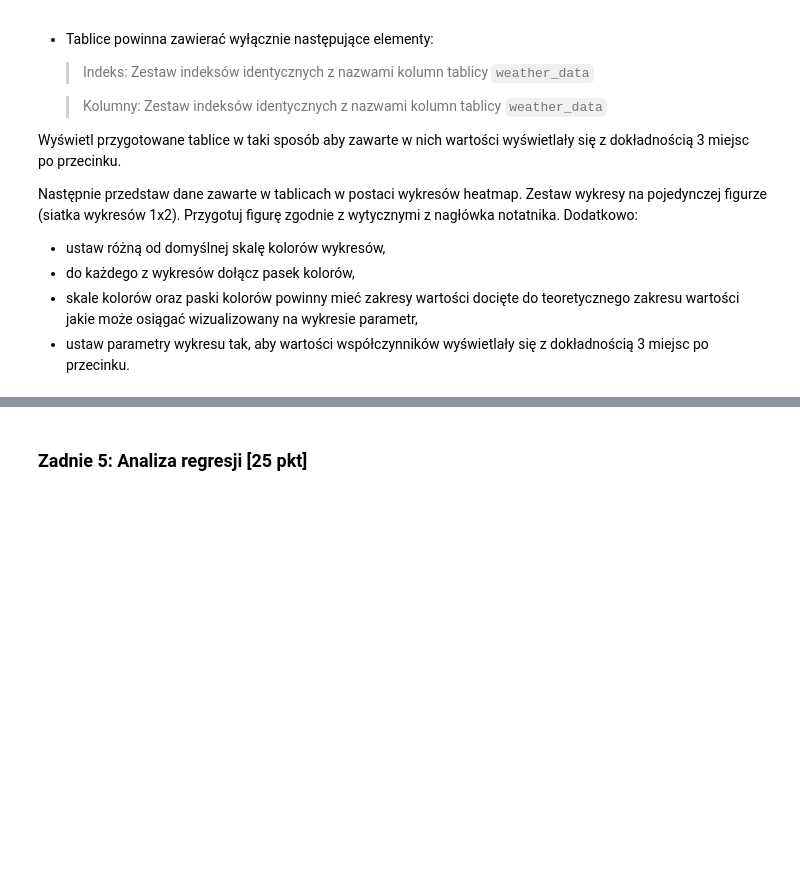
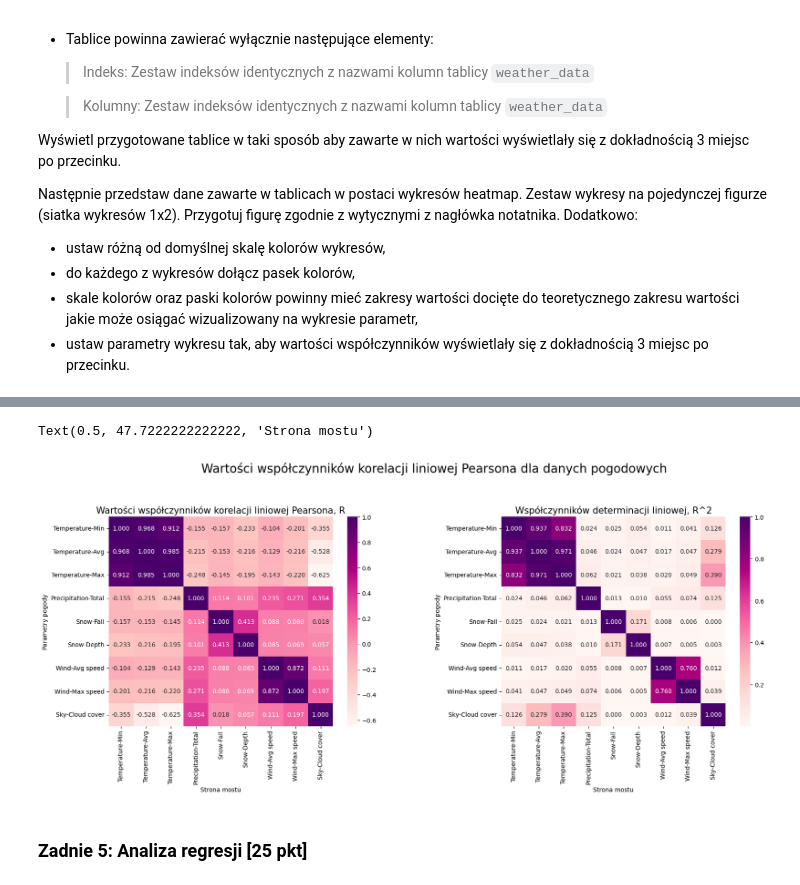
Before and after one commit to zuzannabrauer/dataAnalysisPython, a Jupyter notebook: ZZ03_CZ03.ipynb, the cells around one changed output, grey strips where cells are left out. Saved outputs shown, nothing was run; the diff lists cells and outputs as text; code cells hidden in the pictures; blank space fills up the shorter version.

```diff
--- a/ZZ03_CZ03.ipynb
+++ b/ZZ03_CZ03.ipynb
@@ -146,5 +181,5 @@ Następnie przedstaw dane zawarte w tablicach w postaci wykresów heatmap. Zesta
 - ustaw parametry wykresu tak, aby wartości współczynników wyświetlały się z dokładnością 3 miejsc po przecinku.
 # %%
 # Tablica R
-# YOUR CODE HERE
-raise NotImplementedError()
+R_corr_2=weather_data.corr(method='pearson')
+R_corr_2.style.format(precision=3)
@@ -151,4 +198,4 @@ raise NotImplementedError()
 # %%
 # Tablica R^2
-# YOUR CODE HERE
-raise NotImplementedError()
+R2_corr_2=R_corr_2**2
+R2_corr_2.style.format(precision=3)
@@ -165,9 +224,22 @@ assert np.isclose(R2_corr_2.loc[("Snow", "Depth"), ("Wind", "Max speed")], 0.004
 assert np.isclose(R2_corr_2.loc[("Temperature", "Min"), ("Temperature", "Avg")], 0.9373738975008452)
 assert np.isclose(R2_corr_2.loc[("Precipitation", "Total"), ("Sky", "Cloud cover")], 0.12532191894477251)
 # %%
-# Wykresy
-# YOUR CODE HERE
-raise NotImplementedError()
+#Wykresy
+fig,ax=plt.subplots(1,2,figsize=(20,7),facecolor='white')
+fig.suptitle('Wartości współczynników korelacji liniowej Pearsona dla danych pogodowych',fontsize=20)
+plt.subplots_adjust(wspace=0.4)
+plt.subplots_adjust(top=0.8)
+sns.heatmap(R_corr_2,ax=ax[0],annot=True,annot_kws={"size": 10},fmt='.3f',cmap='RdPu',vmin=-0.65,vmax=1)
+ax[0].set_title('Wartości współczynników korelacji liniowej Pearsona, R',fontsize=15)
+ax[0].set_ylabel('Parametry pogody')
+ax[0].set_xlabel('Strona mostu')
+sns.heatmap(R2_corr_2,ax=ax[1],annot=True,annot_kws={"size": 10},fmt='.3f',cmap='RdPu',vmin=0.0003,vmax=1)
+ax[1].set_title('Współczynników determinacji liniowej, R^2',fontsize=15)
+ax[1].set_ylabel('Parametry pogody')
+ax[1].set_xlabel('Strona mostu')
+# %% [output]
+Text(0.5, 47.7222222222222, 'Strona mostu')
+[figure, added]
 # %% [markdown]
 ### Zadnie 5: Analiza regresji [25 pkt]
 # %% [markdown]
```
Also changed, not shown: parts of 6 cells of this notebook.
